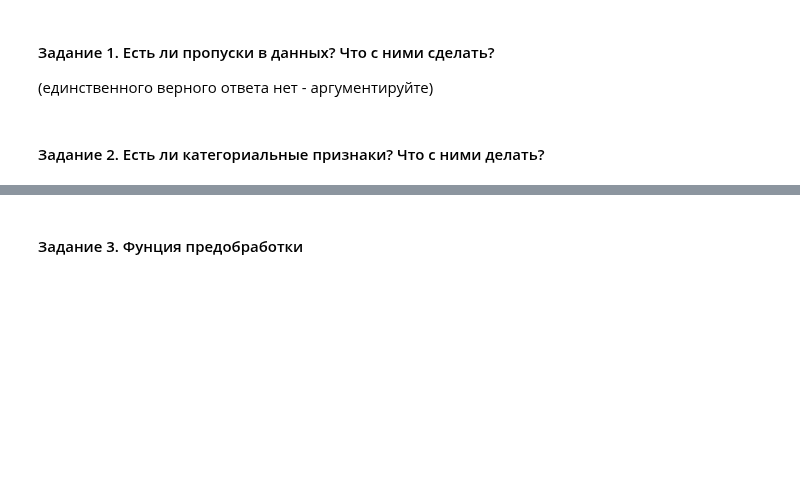
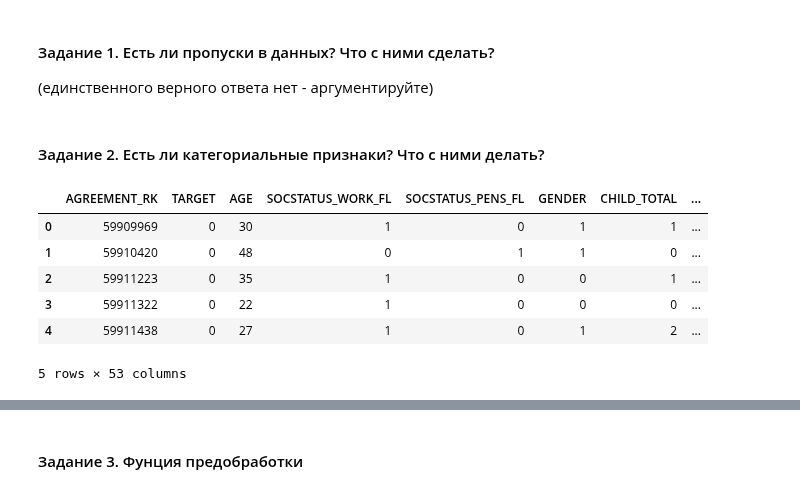
Before and after one commit to user357x/sfml, a Jupyter notebook: hw_02/ml-intro-hw.ipynb, the cells around one changed output, grey strips where cells are left out. Saved outputs shown, nothing was run; the diff lists cells and outputs as text; code cells hidden in the pictures; blank space fills up the shorter version.

```diff
--- a/hw_02/ml-intro-hw.ipynb
+++ b/hw_02/ml-intro-hw.ipynb
@@ -82,3 +168,13 @@ df['PERSONAL_INCOME'].map(lambda x: x.replace(',', '.')).astype('float')
 (единственного верного ответа нет - аргументируйте)
 # %% [markdown]
 #### Задание 2. Есть ли категориальные признаки? Что с ними делать?
+# %%
+df.head()
+# %% [output]
+|  | AGREEMENT_RK | TARGET | AGE | SOCSTATUS_WORK_FL | SOCSTATUS_PENS_FL | GENDER | CHILD_TOTAL | ... |
+| 0 | 59909969 | 0 | 30 | 1 | 0 | 1 | 1 | ... |
+| 1 | 59910420 | 0 | 48 | 0 | 1 | 1 | 0 | ... |
+| 2 | 59911223 | 0 | 35 | 1 | 0 | 0 | 1 | ... |
+| 3 | 59911322 | 0 | 22 | 1 | 0 | 0 | 0 | ... |
+| 4 | 59911438 | 0 | 27 | 1 | 0 | 1 | 2 | ... |
+5 rows × 53 columns
```
Also changed, not shown: parts of 13 cells of this notebook.
